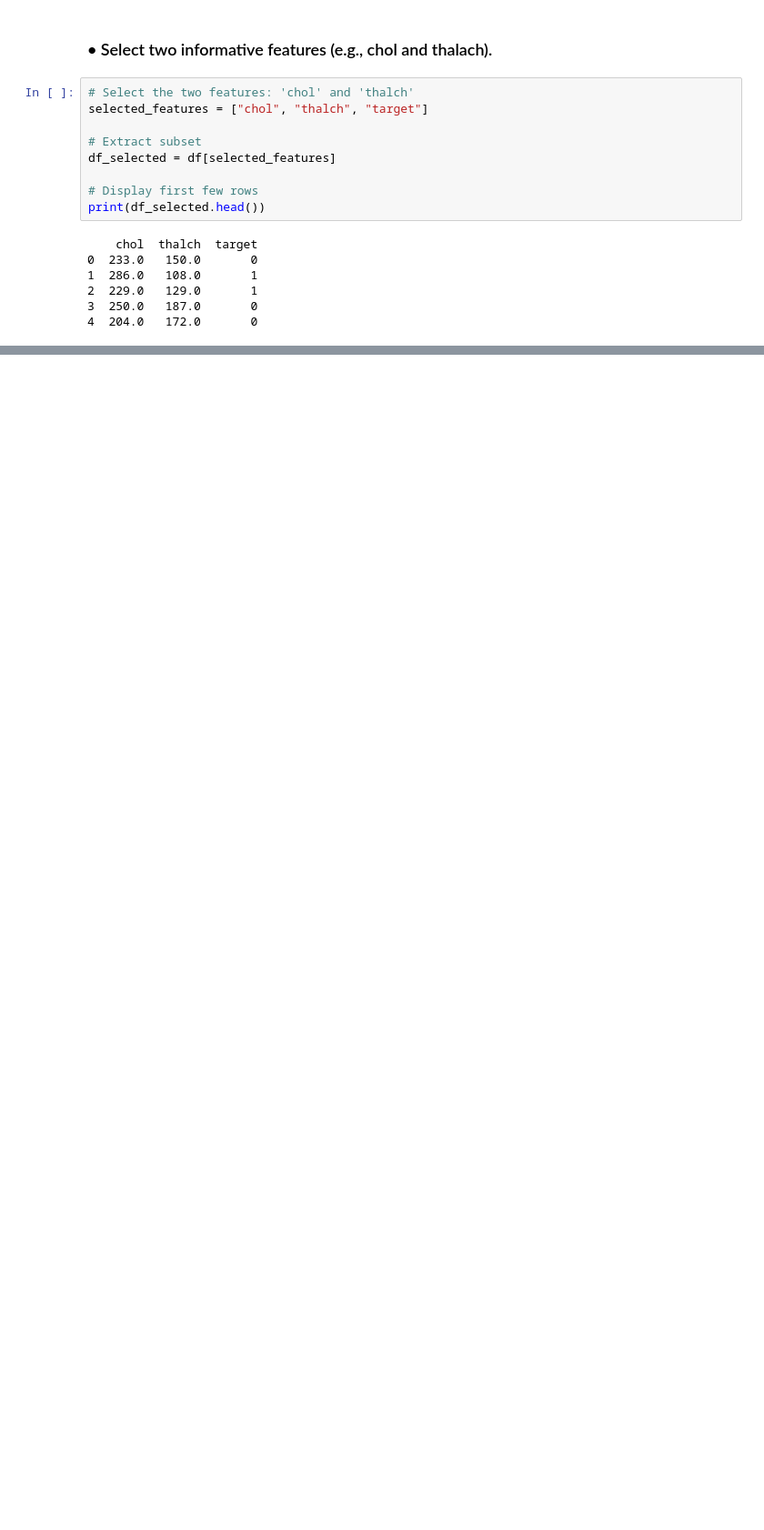
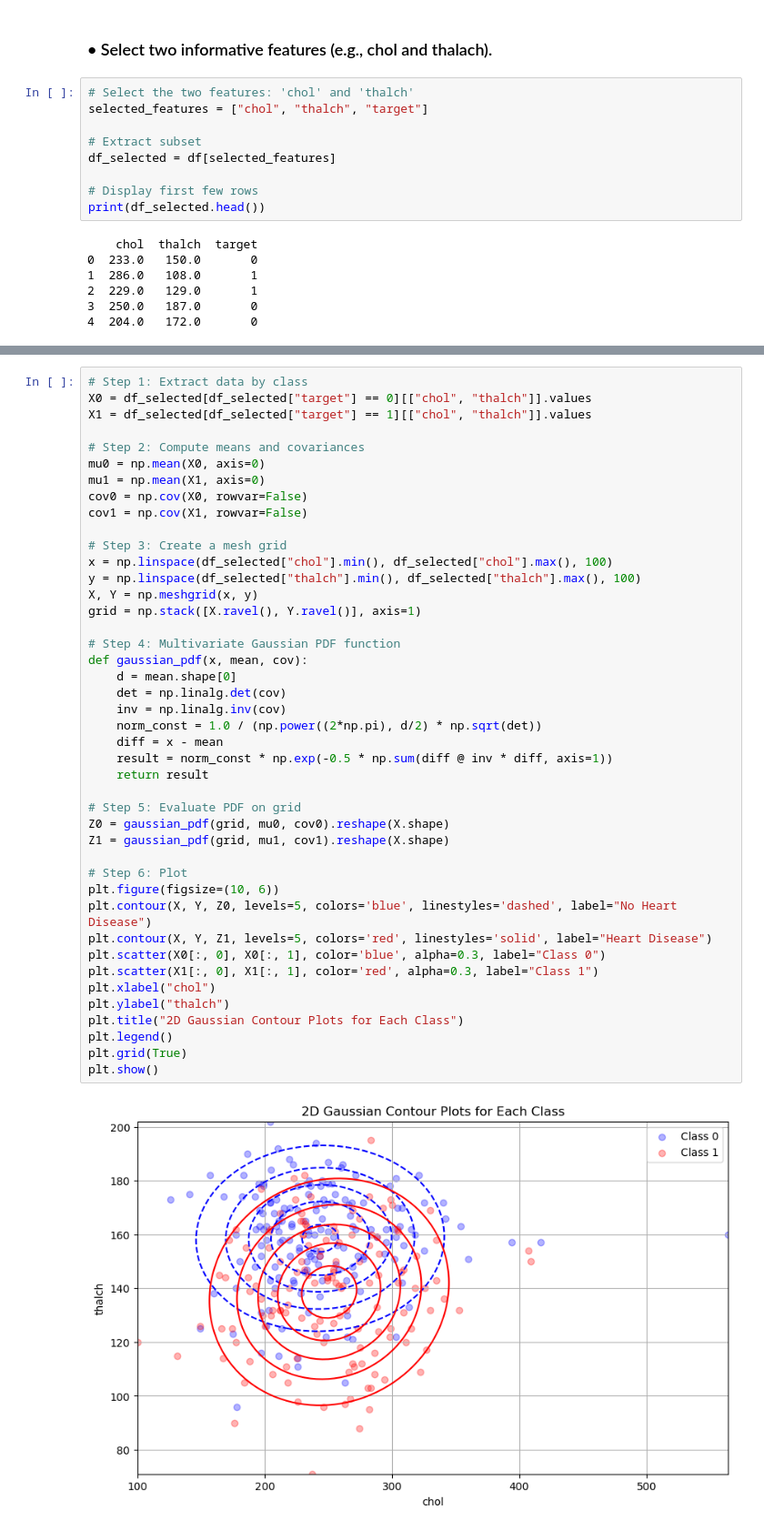
Before and after one commit to ParsaHaghighatgoo/-Cardiovascular-Risk-Prediction-, a Jupyter notebook: main.ipynb, the cells around one changed output, grey strips where cells are left out. Shown: that part at 91% size. Saved outputs shown, nothing was run; the diff lists cells and outputs as text; blank space fills up the shorter version.

```diff
--- a/main.ipynb
+++ b/main.ipynb
@@ -112,0 +115,45 @@ print(df_selected.head())
+# %%
+# Step 1: Extract data by class
+X0 = df_selected[df_selected["target"] == 0][["chol", "thalch"]].values
+X1 = df_selected[df_selected["target"] == 1][["chol", "thalch"]].values
+
+# Step 2: Compute means and covariances
+mu0 = np.mean(X0, axis=0)
+mu1 = np.mean(X1, axis=0)
+cov0 = np.cov(X0, rowvar=False)
+cov1 = np.cov(X1, rowvar=False)
+
+# Step 3: Create a mesh grid
+x = np.linspace(df_selected["chol"].min(), df_selected["chol"].max(), 100)
+y = np.linspace(df_selected["thalch"].min(), df_selected["thalch"].max(), 100)
+X, Y = np.meshgrid(x, y)
+grid = np.stack([X.ravel(), Y.ravel()], axis=1)
+
+# Step 4: Multivariate Gaussian PDF function
+def gaussian_pdf(x, mean, cov):
+    d = mean.shape[0]
+    det = np.linalg.det(cov)
+    inv = np.linalg.inv(cov)
+    norm_const = 1.0 / (np.power((2*np.pi), d/2) * np.sqrt(det))
+    diff = x - mean
+    result = norm_const * np.exp(-0.5 * np.sum(diff @ inv * diff, axis=1))
+    return result
+
+# Step 5: Evaluate PDF on grid
+Z0 = gaussian_pdf(grid, mu0, cov0).reshape(X.shape)
+Z1 = gaussian_pdf(grid, mu1, cov1).reshape(X.shape)
+
+# Step 6: Plot
+plt.figure(figsize=(10, 6))
+plt.contour(X, Y, Z0, levels=5, colors='blue', linestyles='dashed', label="No Heart Disease")
+plt.contour(X, Y, Z1, levels=5, colors='red', linestyles='solid', label="Heart Disease")
+plt.scatter(X0[:, 0], X0[:, 1], color='blue', alpha=0.3, label="Class 0")
+plt.scatter(X1[:, 0], X1[:, 1], color='red', alpha=0.3, label="Class 1")
+plt.xlabel("chol")
+plt.ylabel("thalch")
+plt.title("2D Gaussian Contour Plots for Each Class")
+plt.legend()
+plt.grid(True)
+plt.show()
+# %% [output]
+[figure, added]
```
Also changed, not shown: parts of 3 cells of this notebook, 1 other file.
